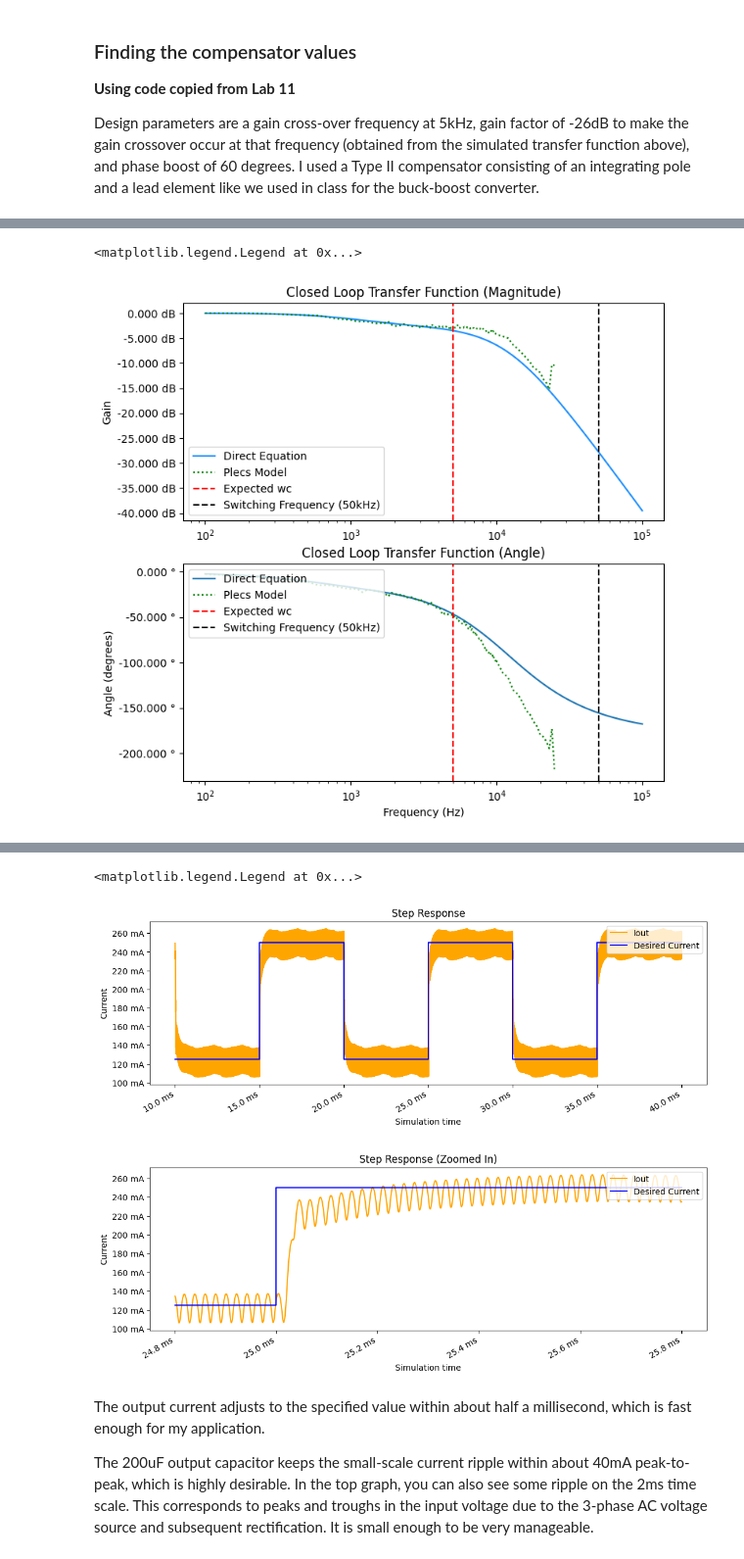
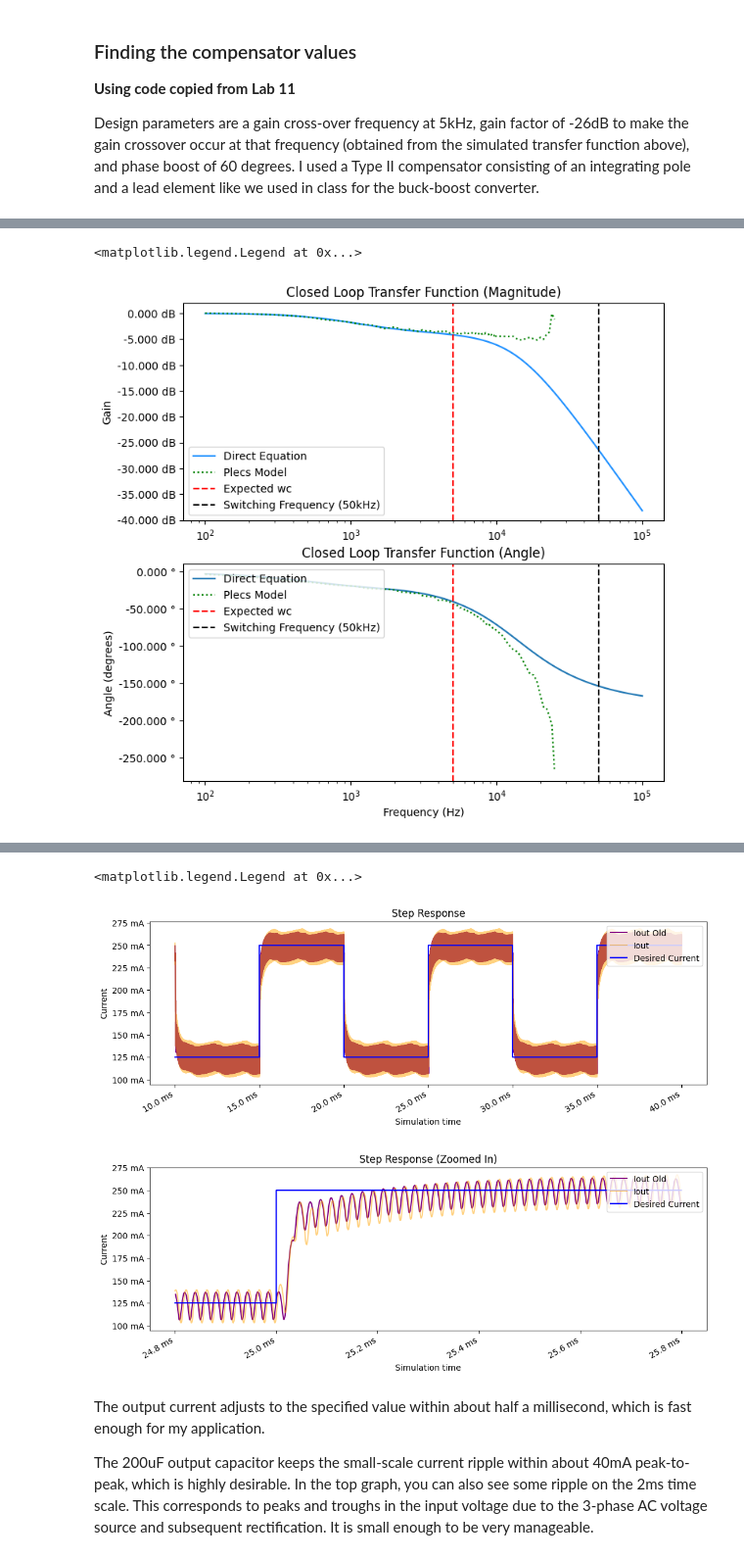
Before and after one commit to ianeyk/wind-turbine, a Jupyter notebook: small_wind_turbine/small_turbine_buck_converter_parameters/buck_converter_parameters.ipynb, the cells around one changed output, grey strips where cells are left out. Shown at 98% size. Drawn from its saved outputs; the diff is of its cells as text; code cells hidden in the pictures.

```diff
--- a/small_wind_turbine/small_turbine_buck_converter_parameters/buck_converter_parameters.ipynb
+++ b/small_wind_turbine/small_turbine_buck_converter_parameters/buck_converter_parameters.ipynb
@@ -291,7 +290,7 @@ PLECS Model: Same as open-loop [`frequency_experiment_10a.plecs`](https://github
 
 ![Closed-Loop Schematic](plecs_data/current_500mA/schematic_10b.png)
 # %%
-df_closed_loop = pd.read_csv("plecs_data/current_500mA/closed_loop_bode_no_quiescent.csv")
+df_closed_loop = pd.read_csv("plecs_data/inductor_330uH/closed_loop_bode.csv")
 # df_closed_loop = pd.read_csv("plecs_data/current_500mA/closed_loop_bode.csv")
 df_closed_loop.set_axis(["w", "CH1", "CH2"], axis = "columns", inplace = True)
 
@@ -313,7 +312,7 @@ ax2.axvline(x = 50e3, linestyle = "dashed", color = "black", label = "Switching
 ax2.legend(loc = "upper left")
 # %% [output]
 <matplotlib.legend.Legend at 0x...>
-[figure, old version]
+[figure, new version]
 # %% [markdown]
 Again, the theory and the PLECS model match pretty well. The system has a gain of 1 at DC and strong attenuation well before the switching frequency, exactly as we want.
 
@@ -322,32 +321,40 @@ Lastly, I implemented a square wave signal to the voltage adder to simulate a ch
 
 ![Entire PLECS Schematic](plecs_data/current_500mA/schematic_buck_converter.png)
 # %%
-df = pd.read_csv("plecs_data/current_500mA/square_wave_response_lower_current.csv")
+df_old = pd.read_csv("plecs_data/current_500mA/square_wave_response_lower_current.csv")
+# df_old = pd.read_csv("plecs_data/inductor_330uH/square_wave_response_1_27kOhm.csv")
+df = pd.read_csv("plecs_data/inductor_330uH/square_wave_response.csv")
+df_old.rename(mapper = helper.strip_labels, axis = "columns", inplace = True)
 df.rename(mapper = helper.strip_labels, axis = "columns", inplace = True)
+df_old["Iexpected"] = .5 * (1 - df_old["Pulse Generator"] / 2.5) - 0.25
+df_old_envelope = df_old.loc[(df_old["Time / s"] > 10e-3) & (df_old["Time / s"] < 40e-3)]
 df["Iexpected"] = .5 * (1 - df["Pulse Generator"] / 2.5) - 0.25
-df_zoom = df.loc[(df["Time / s"] > 10e-3) & (df["Time / s"] < 40e-3)]
+df_envelope = df.loc[(df["Time / s"] > 10e-3) & (df["Time / s"] < 40e-3)]
 
 fig, (ax1) = plt.subplots(nrows = 1, ncols = 1, sharex = True, sharey = False, figsize = (12, 4))
 # ax2 = ax1.twinx()
 fig.autofmt_xdate()
-ax1.plot(df_zoom["Time / s"], df_zoom["Iout"], color = "orange", label = "Iout")
-ax1.plot(df_zoom["Time / s"], df_zoom["Iexpected"], color = "blue", label = "Desired Current")
+ax1.plot(df_old_envelope["Time / s"], df_old_envelope["Iout"], color = "purple", label = "Iout Old")
+ax1.plot(df_envelope["Time / s"], df_envelope["Iout"], color = "orange", alpha = 0.5, label = "Iout")
+ax1.plot(df_envelope["Time / s"], df_envelope["Iexpected"], color = "blue", label = "Desired Current")
 helper.axes_labels("Simulation time", "s", "Current", "A", title = "Step Response", ax = ax1)
 ax1.legend(loc = "upper right")
 
+df_old_zoom = df_old.loc[(df_old["Time / s"] > 24.8e-3) & (df_old["Time / s"] < 25.8e-3)]
 df_zoom = df.loc[(df["Time / s"] > 24.8e-3) & (df["Time / s"] < 25.8e-3)]
 
 fig, (ax1) = plt.subplots(nrows = 1, ncols = 1, sharex = True, sharey = False, figsize = (12, 4))
 # ax2 = ax1.twinx()
 fig.autofmt_xdate()
 helper.axes_labels("Simulation time", "s", "Current", "A", title = "Step Response (Zoomed In)", ax = ax1)
-ax1.plot(df_zoom["Time / s"], df_zoom["Iout"], color = "orange", label = "Iout")
+ax1.plot(df_old_zoom["Time / s"], df_old_zoom["Iout"], color = "purple", label = "Iout Old")
+ax1.plot(df_zoom["Time / s"], df_zoom["Iout"], color = "orange", alpha = 0.5, label = "Iout")
 ax1.plot(df_zoom["Time / s"], df_zoom["Iexpected"], color = "blue", label = "Desired Current")
 ax1.legend(loc = "upper right")
 # %% [output]
 <matplotlib.legend.Legend at 0x...>
-[figure, old version]
+[figure, new version]
-[figure, old version]
+[figure, new version]
 # %% [markdown]
 The output current adjusts to the specified value within about half a millisecond, which is fast enough for my application.
 
```
Also changed, not shown: parts of 5 cells of this notebook, 35 other files.
